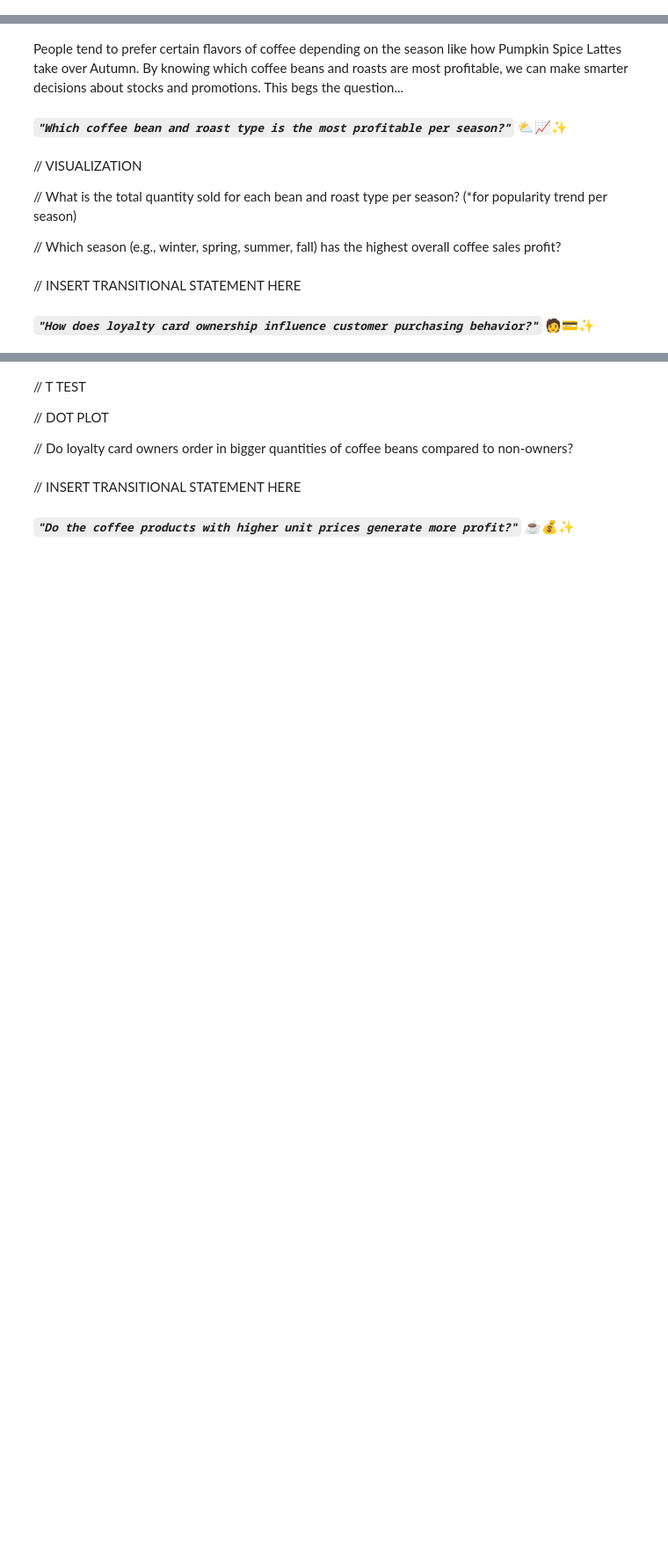
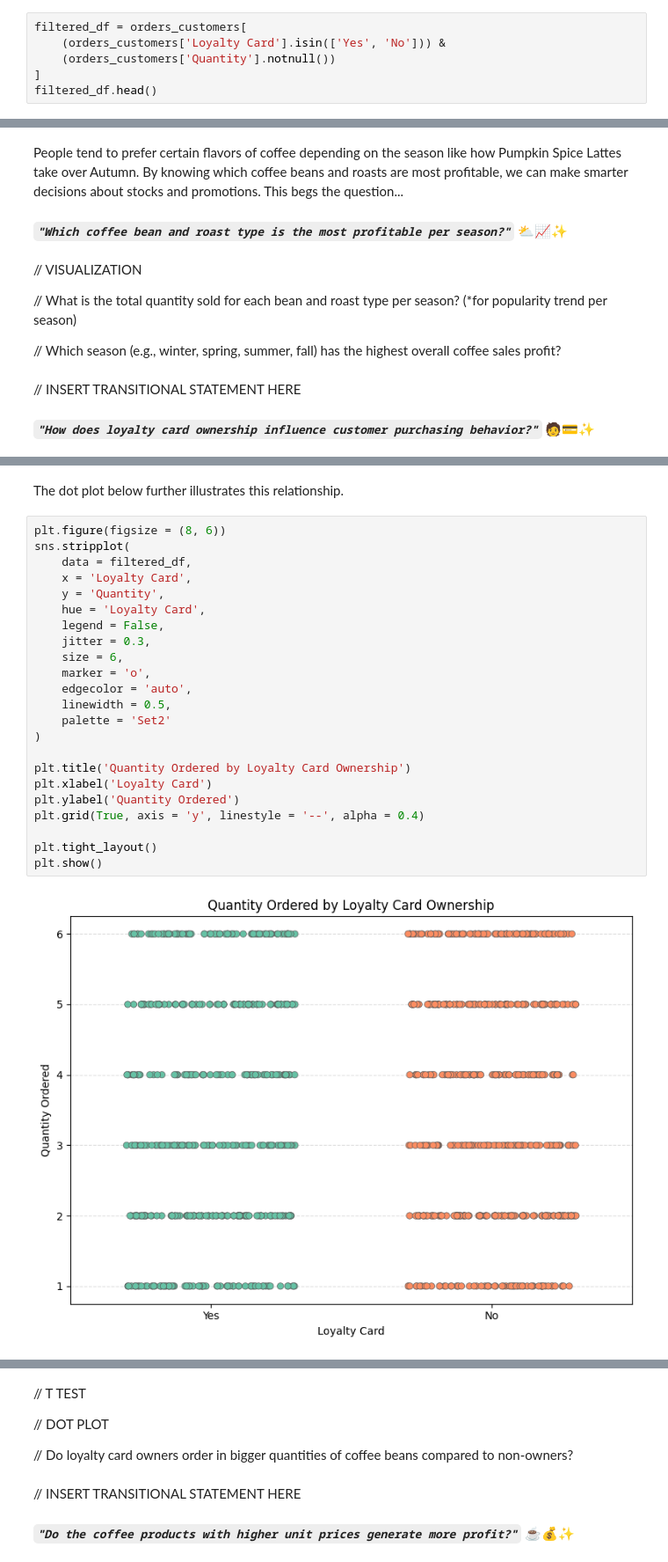
Before and after one commit to Emman-28/CSMODEL-MP, a Jupyter notebook: CSMODEL MP.ipynb, the cells around one changed output, grey strips where cells are left out. Shown: that part at 88% size. Drawn from its saved outputs; the diff is of its cells as text; blank space fills up the shorter version.

Commit message:
Loyalty Ownership

```diff
--- a/CSMODEL MP.ipynb
+++ b/CSMODEL MP.ipynb
@@ -147,3 +165,9 @@ Before performing analysis, it is essential to clean the dataset so we ensure ac
 ### Incorrect Datatypes
 # %% [markdown]
 ### Missing Data
+# %%
+filtered_df = orders_customers[
+    (orders_customers['Loyalty Card'].isin(['Yes', 'No'])) &
+    (orders_customers['Quantity'].notnull())
+]
+filtered_df.head()
@@ -181,0 +276,27 @@ People tend to prefer certain flavors of coffee depending on the season like how
+# %% [markdown]
+The dot plot below further illustrates this relationship.
+# %%
+plt.figure(figsize = (8, 6))
+sns.stripplot(
+    data = filtered_df,
+    x = 'Loyalty Card',
+    y = 'Quantity',
+    hue = 'Loyalty Card',
+    legend = False,
+    jitter = 0.3,
+    size = 6,
+    marker = 'o',
+    edgecolor = 'auto',
+    linewidth = 0.5,
+    palette = 'Set2'
+)
+
+plt.title('Quantity Ordered by Loyalty Card Ownership')
+plt.xlabel('Loyalty Card')
+plt.ylabel('Quantity Ordered')
+plt.grid(True, axis = 'y', linestyle = '--', alpha = 0.4)
+
+plt.tight_layout()
+plt.show()
+# %% [output]
+[figure, added]
```
Also changed, not shown: parts of 26 cells of this notebook.
